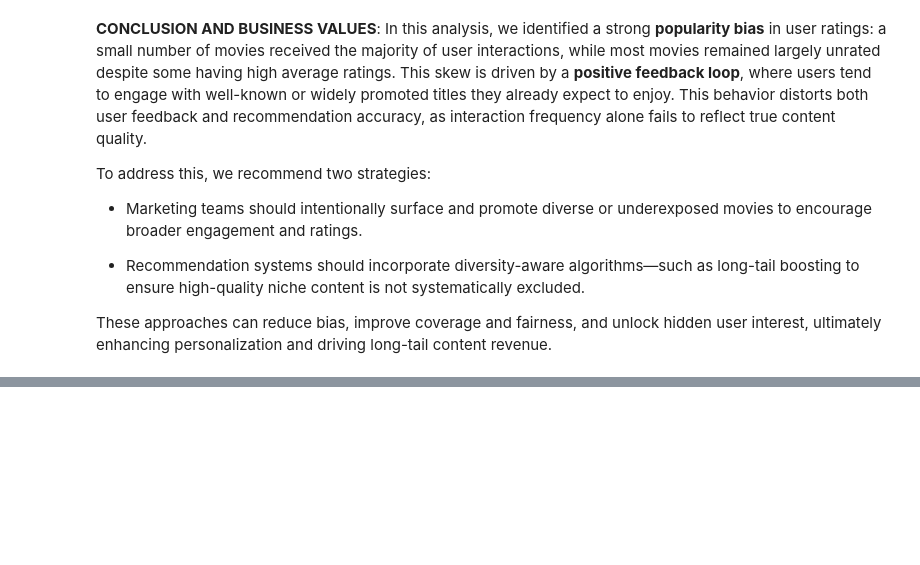
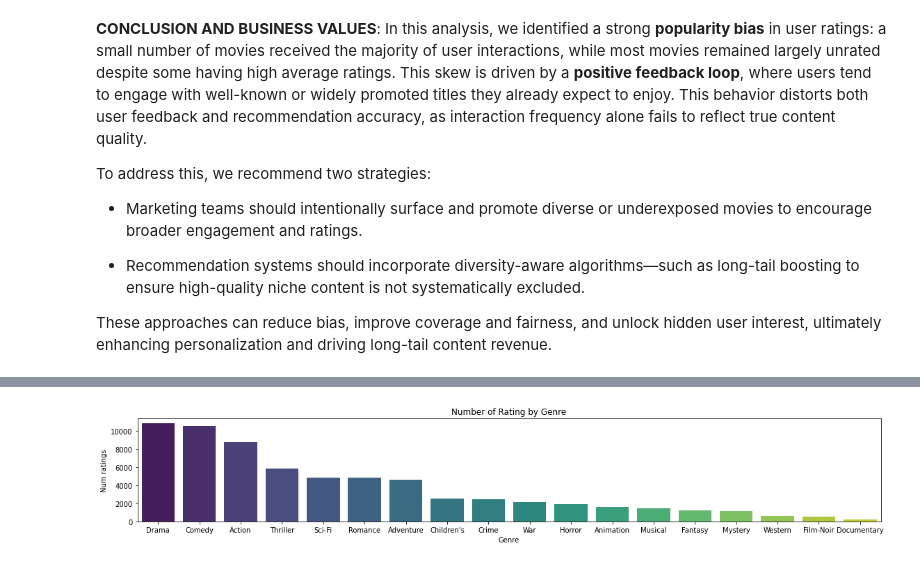
Before and after one commit to ThuDo1996/movieRecSys, a Jupyter notebook: Analyst/myAnalyst.ipynb, the cells around one changed output, grey strips where cells are left out. Cells and saved outputs as stored; diff of their text form; code cells hidden in the pictures; blank space fills up the shorter version.

```diff
--- a/Analyst/myAnalyst.ipynb
+++ b/Analyst/myAnalyst.ipynb
@@ -105,0 +127,22 @@ These approaches can reduce bias, improve coverage and fairness, and unlock hidd
+# %%
+query4 = """
+SELECT
+    g.genre,
+    COUNT(*) AS num_ratings
+FROM ratings r
+JOIN movie_genre mg ON mg.movie_id = r.movie_id
+JOIN genre g ON g.genre_id = mg.genre_id
+GROUP BY g.genre
+ORDER BY num_ratings DESC;
+"""
+df_4 = pd.read_sql(query4, conn)
+### plot
+plt.figure(figsize=(16, 3))
+sns.barplot(x='genre', y='num_ratings', data=df_4, palette='viridis')
+plt.title('Number of Rating by Genre')
+plt.xlabel('Genre')
+plt.ylabel('Num ratings')
+plt.tight_layout()
+plt.show()
+# %% [output]
+[figure, added]
```
Also changed, not shown: parts of 3 cells of this notebook.
